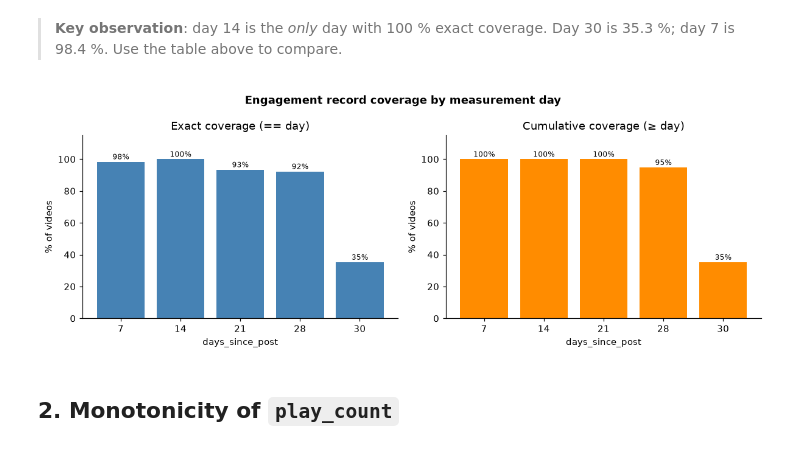
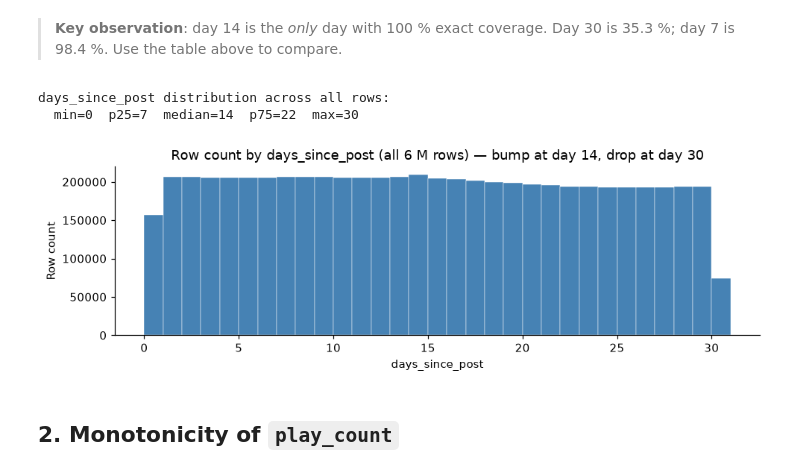
Before and after one commit to Shopska/Personalized_analysis_of_social_media, a Jupyter notebook: notebooks/02-target-selection.ipynb, the cells around one changed output. Drawn from its saved outputs; the diff is of its cells as text; code cells hidden in the pictures.

```diff
--- a/notebooks/02-target-selection.ipynb
+++ b/notebooks/02-target-selection.ipynb
@@ -106,29 +110,25 @@ Distinct days tracked per video: median=30  p5=22  p95=31
 # %% [markdown]
 > **Key observation**: day 14 is the *only* day with 100 % exact coverage.
 > Day 30 is 35.3 %; day 7 is 98.4 %.  Use the table above to compare.
-# %%
-cov_df   = pd.DataFrame(rows)
-sel_days = [7, 14, 21, 28, 30]
-sub      = cov_df[cov_df["day"].isin(sel_days)].reset_index(drop=True)
-
-fig, axes = plt.subplots(1, 2, figsize=(11, 4))
-for ax, col, title, color in [
-    (axes[0], "exact_%", "Exact coverage (== day)", "steelblue"),
-    (axes[1], "≥day_%",  "Cumulative coverage (≥ day)", "darkorange"),
-]:
-    bars = ax.bar([str(d) for d in sel_days], sub[col], color=color)
-    ax.set_ylim(0, 115); ax.set_xlabel("days_since_post"); ax.set_ylabel("% of videos")
-    ax.set_title(title)
-    for bar, v in zip(bars, sub[col]):
-        ax.text(bar.get_x() + bar.get_width() / 2, v + 1.5, f"{v:.0f}%",
-                ha="center", fontsize=8)
-
-fig.suptitle("Engagement record coverage by measurement day", fontweight="bold")
-fig.tight_layout()
-fig.savefig(FIGS / "fig1_coverage_by_day.png", dpi=120)
-plt.show()
-# %% [output]
-[figure, removed]
+# %%
+dsp = engagement["days_since_post"]
+print("days_since_post distribution across all rows:")
+print(f"  min={dsp.min()}  p25={dsp.quantile(0.25):.0f}  "
+      f"median={dsp.median():.0f}  p75={dsp.quantile(0.75):.0f}  max={dsp.max()}")
+
+fig, ax = plt.subplots(figsize=(9, 3))
+ax.hist(dsp.values, bins=range(0, 32), color="steelblue", edgecolor="white", linewidth=0.3)
+ax.set_xlabel("days_since_post")
+ax.set_ylabel("Row count")
+ax.set_title("Row count by days_since_post (all 6 M rows) — bump at day 14, drop at day 30")
+ax.xaxis.set_major_locator(mticker.MultipleLocator(5))
+fig.tight_layout()
+fig.savefig(FIGS / "fig1_coverage_dsp.png", dpi=120)
+plt.show()
+# %% [output]
+days_since_post distribution across all rows:
+  min=0  p25=7  median=14  p75=22  max=30
+[figure, added]
 # %% [markdown]
 ## 2. Monotonicity of `play_count`
 # %%
```
Also changed, not shown: parts of 17 cells of this notebook, 8 other files.
